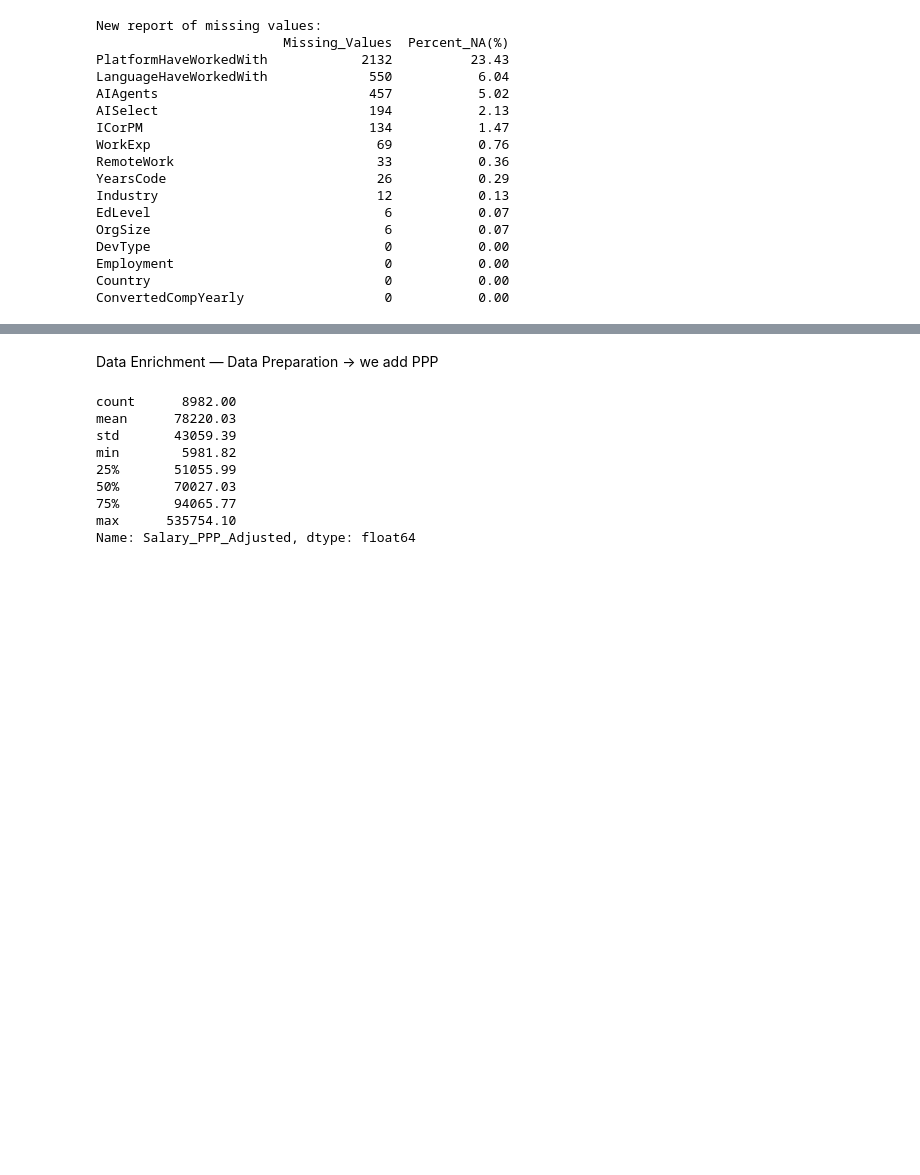
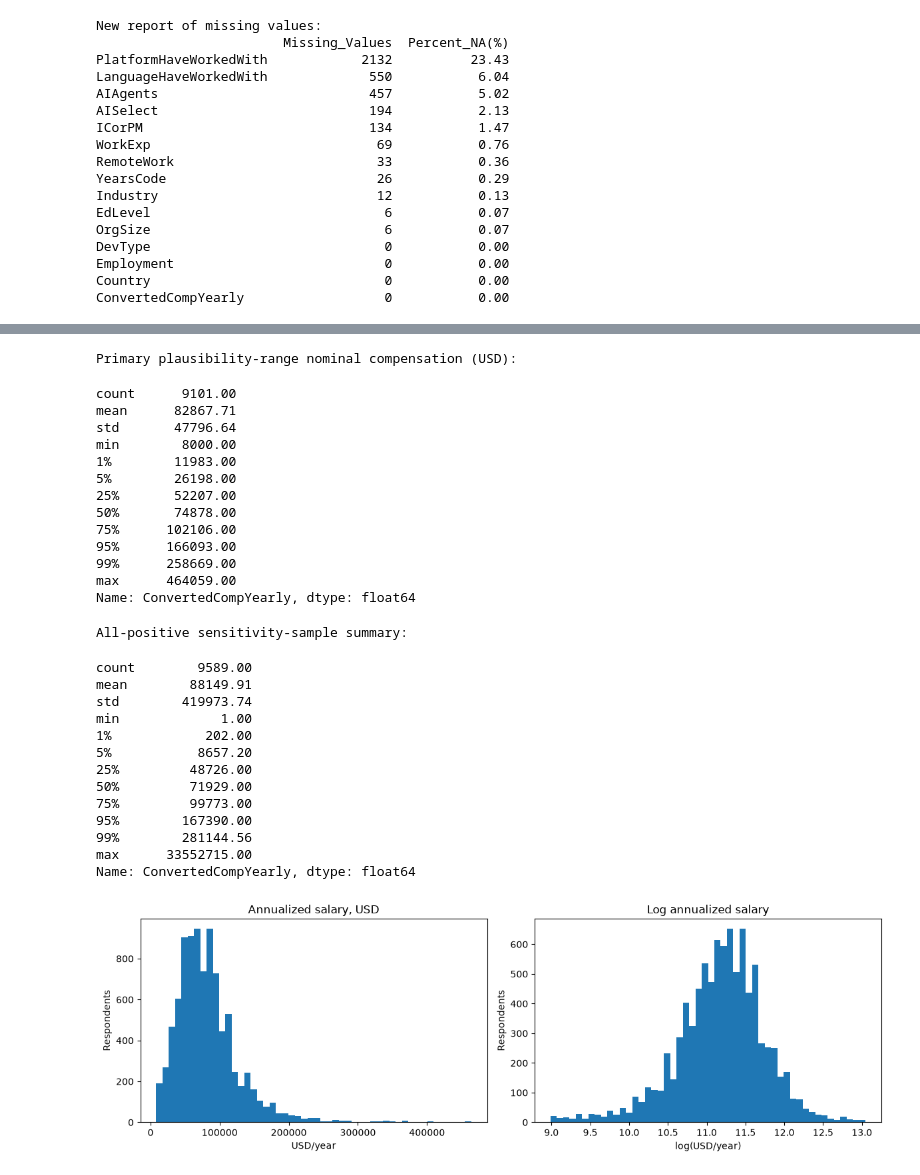
Before and after one commit to TurcanuTeodor/ai-tech-salary-prediction, a Jupyter notebook: notebooks/Project_DATA_MINING.ipynb, the cells around one changed output, grey strips where cells are left out. Saved outputs shown, nothing was run; the diff lists cells and outputs as text; code cells hidden in the pictures; blank space fills up the shorter version.

```diff
--- a/notebooks/Project_DATA_MINING.ipynb
+++ b/notebooks/Project_DATA_MINING.ipynb
@@ -48,6 +79,7 @@ europe_countries = [
     'Republic of Moldova', 'Montenegro', 'Belarus'
 ]
 # %%
-df_eu = df_raw[df_raw['Country'].isin(europe_countries)].copy()
-print(f"2. Total rows in EU dataset: {len(df_eu):,}")
+df_europe = df_raw.loc[df_raw['Country'].isin(europe_countries)].copy()
+print(f'Selected European-country rows: {len(df_europe):,}')
+print(f'Countries represented: {df_europe["Country"].nunique()}')
 # %% [output]
@@ -73,0 +88,3 @@ print("-" * 65)
+# %%
+df_employed = df_europe.loc[df_europe['Employment'].eq('Employed')].copy()
+print(f'Rows in the Employed category (not necessarily full-time): {len(df_employed):,}')
@@ -117,30 +180,42 @@ Name: ConvertedCompYearly, dtype: float64
-# %% [markdown]
-Data Enrichment — Data Preparation -> we add PPP
-# %%
-# mapare a indicelui nivelului prețurilor (Eurostat, EU27 = 100 -> 1.00)
-# Valorile < 1.00 înseamnă cost al vieții mai mic decât media UE; > 1.00 înseamnă mai scump
-price_level_index = {
-    'Switzerland': 1.74, 'Iceland': 1.56, 'Norway': 1.41, 'Denmark': 1.43,
-    'Ireland': 1.42, 'Luxembourg': 1.37, 'Netherlands': 1.18, 'United Kingdom of Great Britain and Northern Ireland': 1.25,
-    'Sweden': 1.22, 'Finland': 1.25, 'Germany': 1.11, 'Belgium': 1.15,
-    'Austria': 1.14, 'France': 1.11, 'Italy': 0.99, 'Spain': 0.92,
-    'Estonia': 0.91, 'Czech Republic': 0.81, 'Slovakia': 0.83, 'Portugal': 0.86,
-    'Greece': 0.83, 'Lithuania': 0.78, 'Latvia': 0.79, 'Croatia': 0.73,
-    'Hungary': 0.68, 'Poland': 0.66, 'Romania': 0.60, 'Bulgaria': 0.59,
-    'Serbia': 0.61, 'Ukraine': 0.45
-}
-
-df_clean['Price_Index'] = df_clean['Country'].map(price_level_index)
-df_clean['Salary_PPP_Adjusted'] = (df_clean['ConvertedCompYearly'] / df_clean['Price_Index']).round(2)
-
-print(df_clean['Salary_PPP_Adjusted'].describe().round(2))
-# %% [output]
-count      8982.00
-mean      78220.03
-std       43059.39
-min        5981.82
-25%       51055.99
-50%       70027.03
-75%       94065.77
-max      535754.10
-Name: Salary_PPP_Adjusted, dtype: float64
+# %%
+print('Primary plausibility-range nominal compensation (USD):')
+display(df_clean['ConvertedCompYearly'].describe(percentiles=[.01, .05, .25, .50, .75, .95, .99]).round(2))
+print('All-positive sensitivity-sample summary:')
+display(df_all_positive['ConvertedCompYearly'].describe(percentiles=[.01, .05, .25, .50, .75, .95, .99]).round(2))
+
+fig, axes = plt.subplots(1, 2, figsize=(12, 4))
+axes[0].hist(df_clean['ConvertedCompYearly'], bins=50)
+axes[0].set(title='Annualized salary, USD', xlabel='USD/year', ylabel='Respondents')
+axes[1].hist(np.log(df_clean['ConvertedCompYearly']), bins=50)
+axes[1].set(title='Log annualized salary', xlabel='log(USD/year)', ylabel='Respondents')
+plt.tight_layout()
+# %% [output]
+Primary plausibility-range nominal compensation (USD):
+count      9101.00
+mean      82867.71
+std       47796.64
+min        8000.00
+1%        11983.00
+5%        26198.00
+25%       52207.00
+50%       74878.00
+75%      102106.00
+95%      166093.00
+99%      258669.00
+max      464059.00
+Name: ConvertedCompYearly, dtype: float64
+All-positive sensitivity-sample summary:
+count        9589.00
+mean        88149.91
+std        419973.74
+min             1.00
+1%            202.00
+5%           8657.20
+25%         48726.00
+50%         71929.00
+75%         99773.00
+95%        167390.00
+99%        281144.56
+max      33552715.00
+Name: ConvertedCompYearly, dtype: float64
+[figure, added]
```
Also changed, not shown: parts of 27 cells of this notebook, 1 other file.
